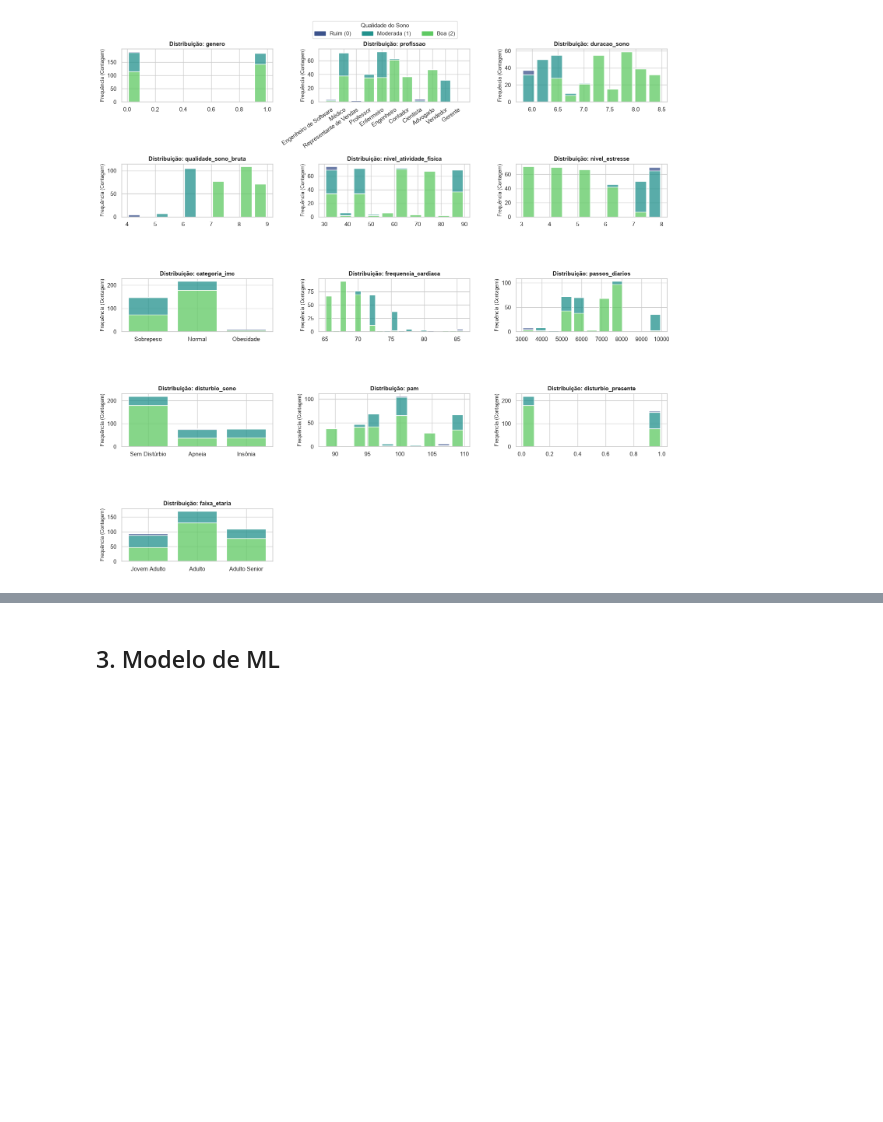
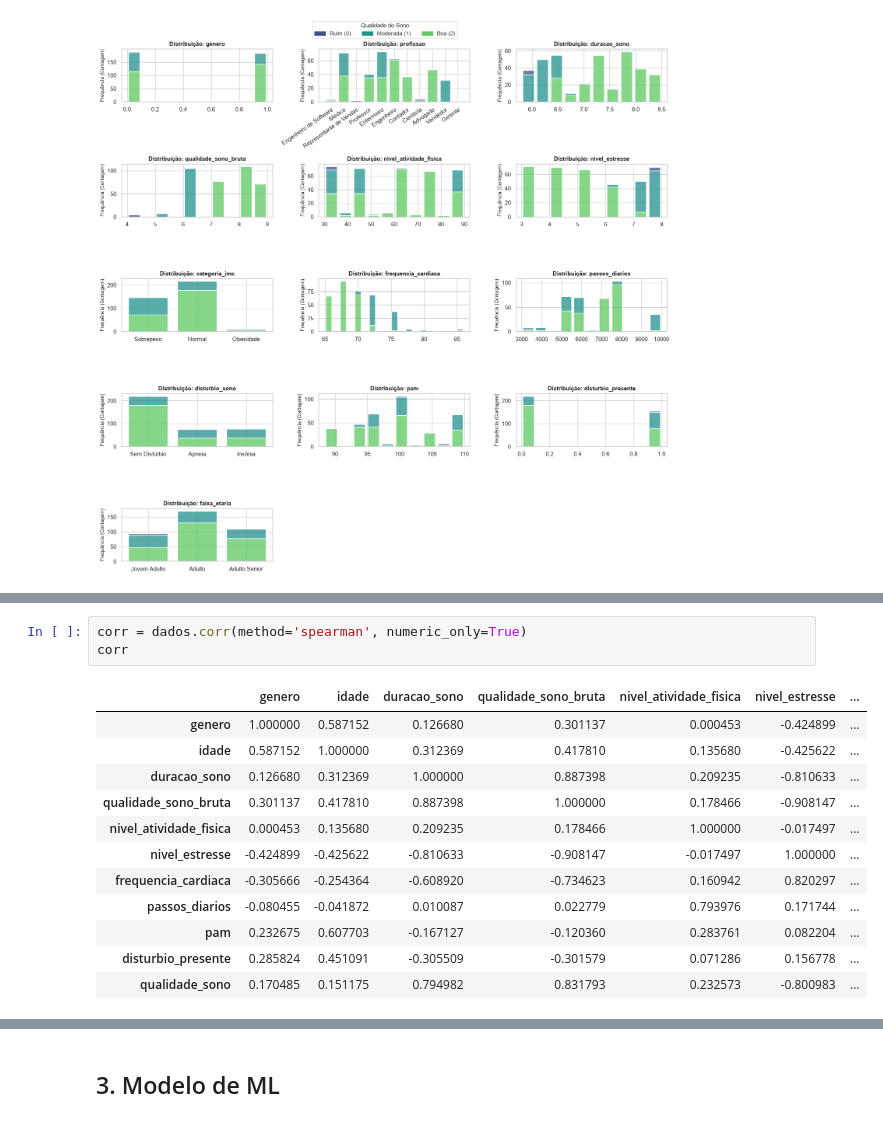
Before and after one commit to Squad-Nina-da-Hora/wmc-projeto-final-lifestyle, a Jupyter notebook: analise.ipynb, the cells around one changed output, grey strips where cells are left out. Drawn from its saved outputs; the diff is of its cells as text; blank space fills up the shorter version.

```diff
--- a/analise.ipynb
+++ b/analise.ipynb
@@ -629,0 +671,16 @@ plt.show()
+# %%
+corr = dados.corr(method='spearman', numeric_only=True)
+corr
+# %% [output]
+|  | genero | idade | duracao_sono | qualidade_sono_bruta | nivel_atividade_fisica | nivel_estresse | ... |
+| genero | 1.000000 | 0.587152 | 0.126680 | 0.301137 | 0.000453 | -0.424899 | ... |
+| idade | 0.587152 | 1.000000 | 0.312369 | 0.417810 | 0.135680 | -0.425622 | ... |
+| duracao_sono | 0.126680 | 0.312369 | 1.000000 | 0.887398 | 0.209235 | -0.810633 | ... |
+| qualidade_sono_bruta | 0.301137 | 0.417810 | 0.887398 | 1.000000 | 0.178466 | -0.908147 | ... |
+| nivel_atividade_fisica | 0.000453 | 0.135680 | 0.209235 | 0.178466 | 1.000000 | -0.017497 | ... |
+| nivel_estresse | -0.424899 | -0.425622 | -0.810633 | -0.908147 | -0.017497 | 1.000000 | ... |
+| frequencia_cardiaca | -0.305666 | -0.254364 | -0.608920 | -0.734623 | 0.160942 | 0.820297 | ... |
+| passos_diarios | -0.080455 | -0.041872 | 0.010087 | 0.022779 | 0.793976 | 0.171744 | ... |
+| pam | 0.232675 | 0.607703 | -0.167127 | -0.120360 | 0.283761 | 0.082204 | ... |
+| disturbio_presente | 0.285824 | 0.451091 | -0.305509 | -0.301579 | 0.071286 | 0.156778 | ... |
+| qualidade_sono | 0.170485 | 0.151175 | 0.794982 | 0.831793 | 0.232573 | -0.800983 | ... |
```
Also changed, not shown: parts of 2 cells of this notebook.
